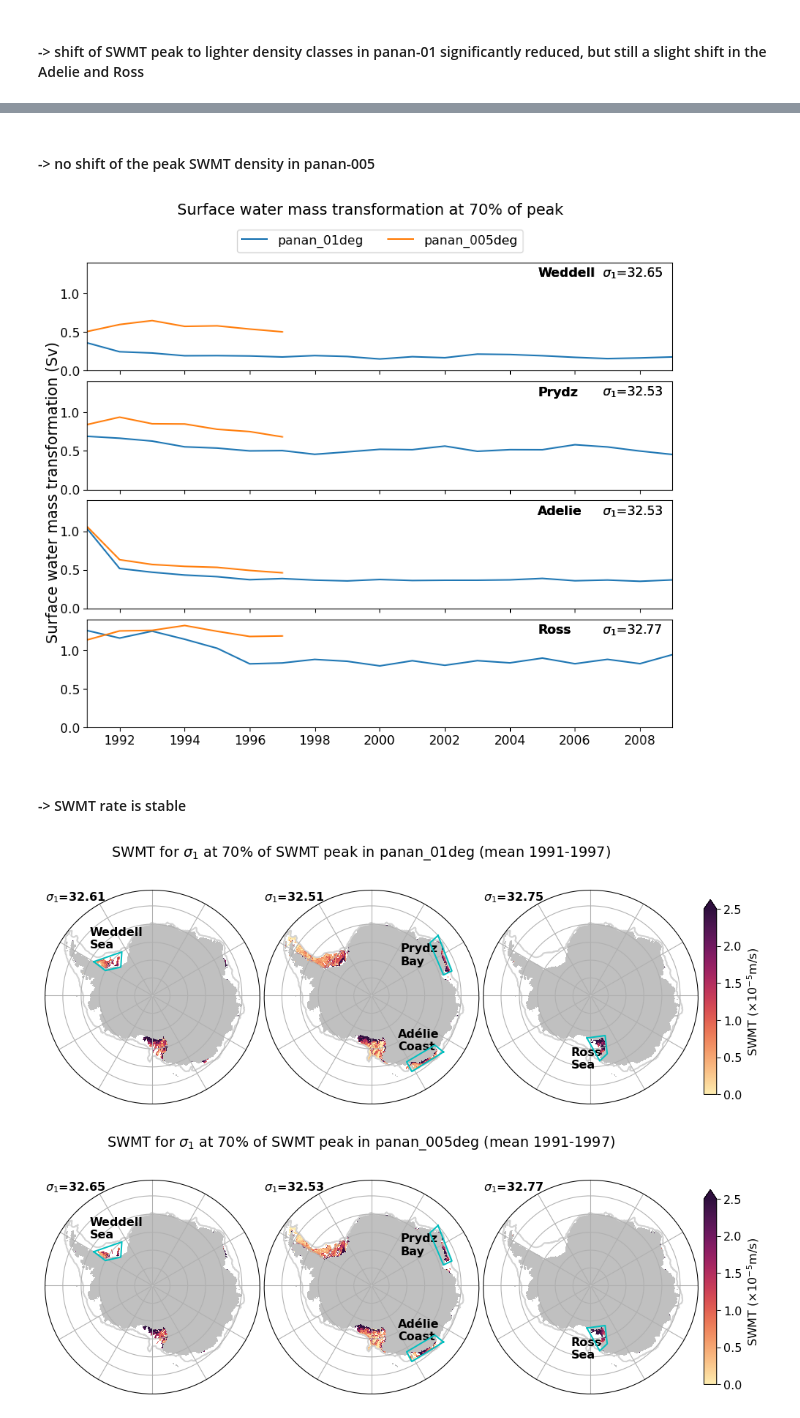
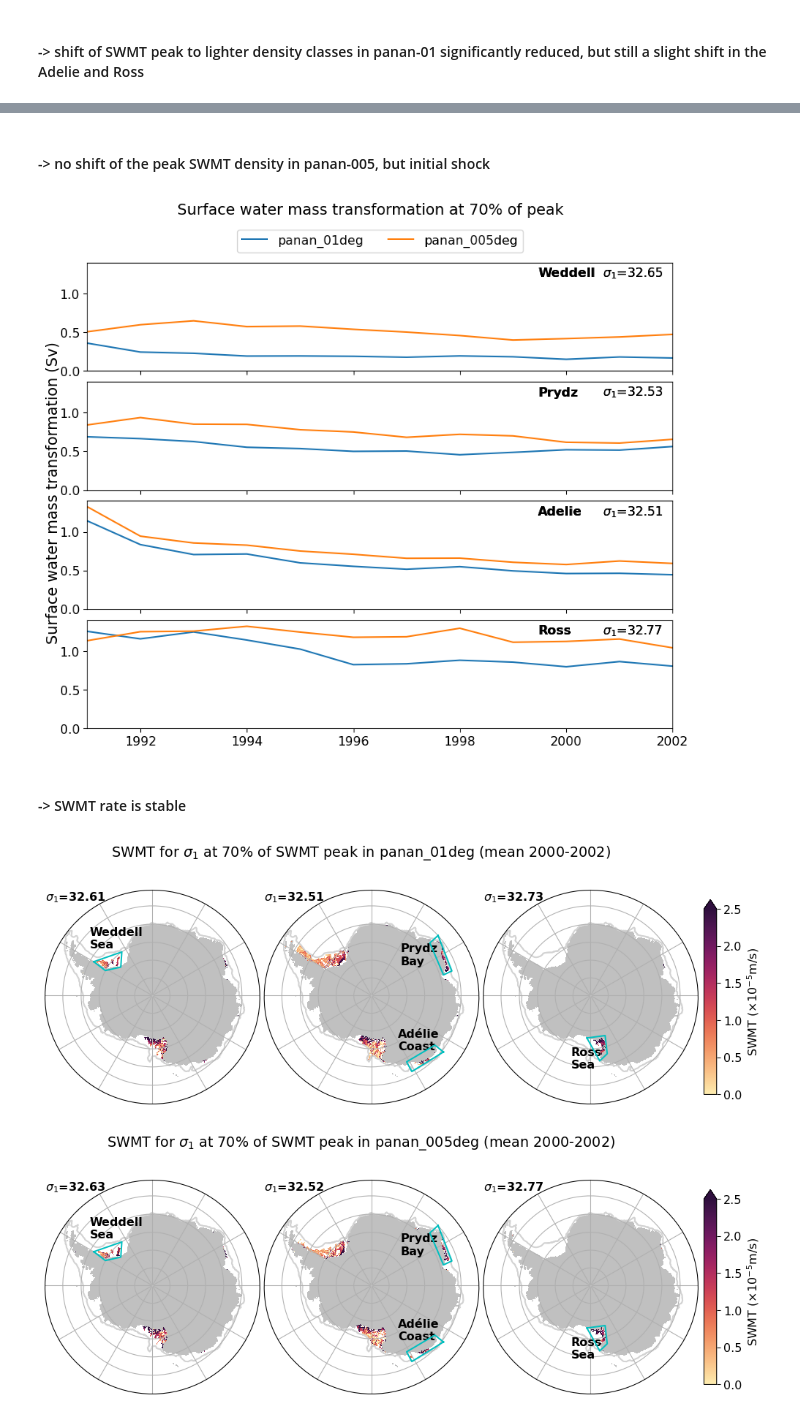
Before and after one commit to schmidt-christina/mom6_comparison, a Jupyter notebook: DSW_formation_export_comparison.ipynb, the cells around one changed output, grey strips where cells are left out. Saved outputs shown, nothing was run; the diff lists cells and outputs as text; code cells hidden in the pictures.

```diff
--- a/DSW_formation_export_comparison.ipynb
+++ b/DSW_formation_export_comparison.ipynb
@@ -37,14 +35,14 @@ client
 # %%
 path_output_DSW = '/g/data/e14/cs6673/mom6_comparison/data_DSW/'
 start_time = '1991-01-01'
-end_time = '2010-12-31'
+end_time = '2002-12-31'
 # %%
 exptdict = OrderedDict([
     ('panan_01deg', # 1/10th panantarctic zstar run
-     {'expt': 'panan-01-test-oldparams',
+     {'expt': 'panant-01-zstar-ACCESSyr2',
       'expt_name': 'panan_01deg_jra55_ryf'}),
     ('panan_005deg', # 1/20th panantarctic zstar run
-     {'expt': 'panan_005deg_jra55_ryf_2023_05_17',
+     {'expt': 'panant-005-zstar-ACCESSyr2',
       'expt_name': 'panan_005deg_jra55_ryf'})
 ])
 # %%
@@ -68,8 +66,8 @@ DSW_region = {
 ekeys = ['panan_01deg', 'panan_005deg']
 for ekey in ekeys:
     e = exptdict[ekey]
-    session = cc.database.create_session(e['expt_name'] + '.db')
-
+    # session = cc.database.create_session(e['expt_name'] + '.db')
+    session = cc.database.create_session()
 
     # SWMT in four DSW formation regions
     ds_SWMT_DSW = xr.open_mfdataset(
@@ -96,10 +94,10 @@ for ekey in ekeys:
                  'lat': ds_transp.lat[0, :].drop('time')}).sel(
                 time=slice(start_time, end_time)))
 
-    # # Transport stream function
-    # psi = cc.querying.getvar(
-    #     e['expt'], 'vmo', session, frequency='1 monthly',
-    #     start_time=start_time, end_time=end_time,
-    #     chunks={'xh': '200MB', 'yq': '200MB'}).sum('xh')
-    # e['psi'] = (psi.cumsum('rho2_l')-psi.sum('rho2_l'))/1e9
+    # Transport stream function
+    psi = cc.querying.getvar(
+        e['expt'], 'vmo', session, frequency='1 monthly',
+        start_time=start_time, end_time=end_time,
+        chunks={'xh': '200MB', 'yq': '200MB'}).sum('xh')
+    e['psi'] = (psi.cumsum('rho2_l')-psi.sum('rho2_l'))/1e9
 # %% [output]
@@ -156,5 +171,5 @@ def lines_colored_by_cmap(parameter_to_color, cmap):
     s_m = plt.cm.ScalarMappable(cmap=cmap, norm=norm)
     return s_m
 # %%
-start_time = '1994-01-01'
-end_time = '1997-12-31'
+start_time = '2000-01-01'
+end_time = '2002-12-31'
@@ -609,5 +624,5 @@ plot_swmt_in_each_DSW_region_each_year(expt)
 # %% [markdown]
-#### -> no shift of the peak SWMT density in panan-005
+#### -> no shift of the peak SWMT density in panan-005, but initial shock
 # %%
 fig = plt.figure(figsize=(10, 8))
 plt.subplots_adjust(hspace=.1)
@@ -616,20 +631,20 @@ fig.supylabel('Surface water mass transformation (Sv)', x=.07)
 fig.suptitle('Surface water mass transformation at 70% of peak')
 plt.show()
 # %% [output]
-[figure, old version]
+[figure, new version]
 # %% [markdown]
 #### -> SWMT rate is stable
 # %%
 fig = plt.figure(figsize=(12, 4.5))
 plt.subplots_adjust(wspace=0.02)
 expt = 'panan_01deg'
-time_slice = slice('1991', '1997')
+time_slice = slice('2000', '2002')
 plot_swmt_maps(expt, time_slice)
 fig.suptitle('SWMT for $\sigma_1$ at 70% of SWMT peak in ' + expt +
              ' (mean ' + time_slice.start + '-' + time_slice.stop + ')')
 plt.show()
 # %% [output]
-[figure, old version]
+[figure, new version]
 # %%
 fig = plt.figure(figsize=(12, 4.5))
 plt.subplots_adjust(wspace=0.02)
```
Also changed, not shown: parts of 35 cells of this notebook.
